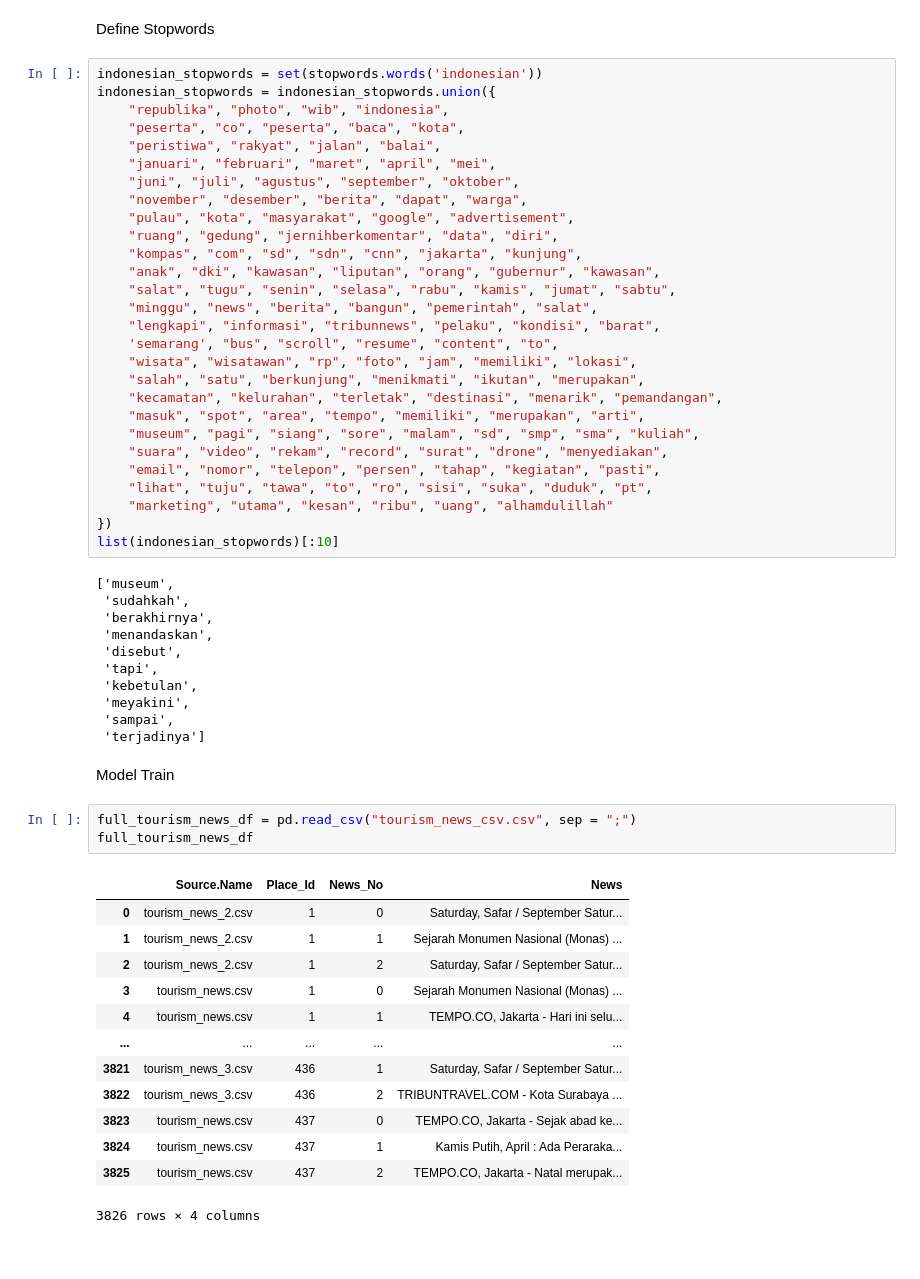
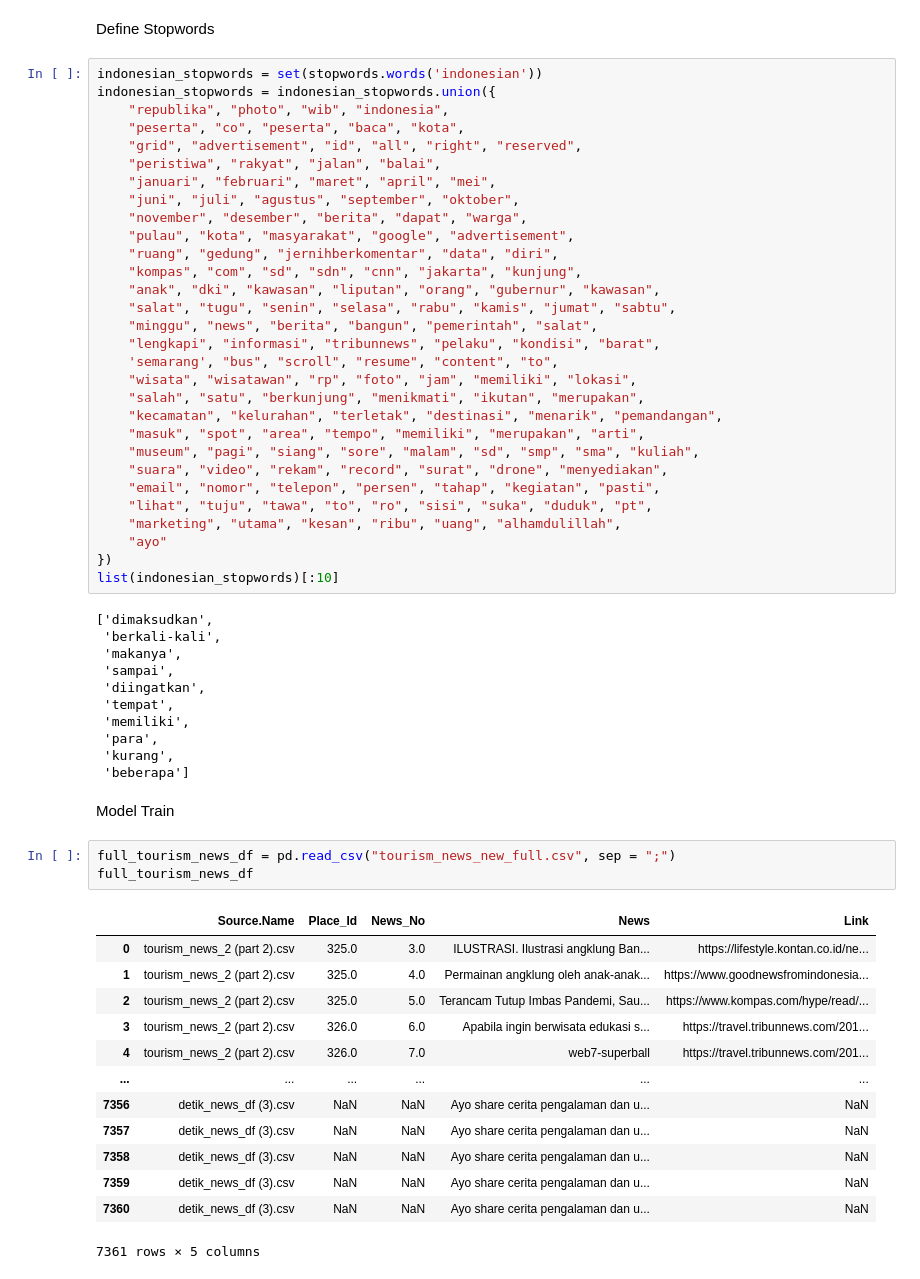
Before and after one commit to MaxZx3000/AI-Compfest-GigaPrime, a Jupyter notebook: artificial-intelligence/tourism_news_ai.ipynb, the cells around one changed output. Drawn from its saved outputs; the diff is of its cells as text.

Commit message:
Updated Tourism News AI Dataset Fetching.

```diff
--- a/artificial-intelligence/tourism_news_ai.ipynb
+++ b/artificial-intelligence/tourism_news_ai.ipynb
@@ -371,6 +425,7 @@ indonesian_stopwords = set(stopwords.words('indonesian'))
 indonesian_stopwords = indonesian_stopwords.union({
     "republika", "photo", "wib", "indonesia",
     "peserta", "co", "peserta", "baca", "kota",
+    "grid", "advertisement", "id", "all", "right", "reserved",
     "peristiwa", "rakyat", "jalan", "balai",
     "januari", "februari", "maret", "april", "mei",
     "juni", "juli", "agustus", "september", "oktober",
@@ -391,37 +446,38 @@ indonesian_stopwords = indonesian_stopwords.union({
     "suara", "video", "rekam", "record", "surat", "drone", "menyediakan",
     "email", "nomor", "telepon", "persen", "tahap", "kegiatan", "pasti",
     "lihat", "tuju", "tawa", "to", "ro", "sisi", "suka", "duduk", "pt",
-    "marketing", "utama", "kesan", "ribu", "uang", "alhamdulillah"
+    "marketing", "utama", "kesan", "ribu", "uang", "alhamdulillah",
+    "ayo"
 })
 list(indonesian_stopwords)[:10]
 # %% [output]
-['museum',
- 'sudahkah',
- 'berakhirnya',
- 'menandaskan',
- 'disebut',
- 'tapi',
- 'kebetulan',
- 'meyakini',
+['dimaksudkan',
+ 'berkali-kali',
+ 'makanya',
  'sampai',
- 'terjadinya']
+ 'diingatkan',
+ 'tempat',
+ 'memiliki',
+ 'para',
+ 'kurang',
+ 'beberapa']
 # %% [markdown]
 Model Train
 # %%
-full_tourism_news_df = pd.read_csv("tourism_news_csv.csv", sep = ";")
+full_tourism_news_df = pd.read_csv("tourism_news_new_full.csv", sep = ";")
 full_tourism_news_df
 # %% [output]
-|  | Source.Name | Place_Id | News_No | News |
-| 0 | tourism_news_2.csv | 1 | 0 | Saturday, Safar / September Satur... |
-| 1 | tourism_news_2.csv | 1 | 1 | Sejarah Monumen Nasional (Monas) ... |
-| 2 | tourism_news_2.csv | 1 | 2 | Saturday, Safar / September Satur... |
-| 3 | tourism_news.csv | 1 | 0 | Sejarah Monumen Nasional (Monas) ... |
-| 4 | tourism_news.csv | 1 | 1 | TEMPO.CO, Jakarta - Hari ini selu... |
-| ... | ... | ... | ... | ... |
-| 3821 | tourism_news_3.csv | 436 | 1 | Saturday, Safar / September Satur... |
-| 3822 | tourism_news_3.csv | 436 | 2 | TRIBUNTRAVEL.COM - Kota Surabaya ... |
-| 3823 | tourism_news.csv | 437 | 0 | TEMPO.CO, Jakarta - Sejak abad ke... |
-| 3824 | tourism_news.csv | 437 | 1 | Kamis Putih, April : Ada Peraraka... |
-| 3825 | tourism_news.csv | 437 | 2 | TEMPO.CO, Jakarta - Natal merupak... |
+|  | Source.Name | Place_Id | News_No | News | Link |
+| 0 | tourism_news_2 (part 2).csv | 325.0 | 3.0 | ILUSTRASI. Ilustrasi angklung Ban... | https://lifestyle.kontan.co.id/ne... |
+| 1 | tourism_news_2 (part 2).csv | 325.0 | 4.0 | Permainan angklung oleh anak-anak... | https://www.goodnewsfromindonesia... |
+| 2 | tourism_news_2 (part 2).csv | 325.0 | 5.0 | Terancam Tutup Imbas Pandemi, Sau... | https://www.kompas.com/hype/read/... |
+| 3 | tourism_news_2 (part 2).csv | 326.0 | 6.0 | Apabila ingin berwisata edukasi s... | https://travel.tribunnews.com/201... |
+| 4 | tourism_news_2 (part 2).csv | 326.0 | 7.0 | web7-superball | https://travel.tribunnews.com/201... |
+| ... | ... | ... | ... | ... | ... |
+| 7356 | detik_news_df (3).csv | NaN | NaN | Ayo share cerita pengalaman dan u... | NaN |
+| 7357 | detik_news_df (3).csv | NaN | NaN | Ayo share cerita pengalaman dan u... | NaN |
+| 7358 | detik_news_df (3).csv | NaN | NaN | Ayo share cerita pengalaman dan u... | NaN |
+| 7359 | detik_news_df (3).csv | NaN | NaN | Ayo share cerita pengalaman dan u... | NaN |
+| 7360 | detik_news_df (3).csv | NaN | NaN | Ayo share cerita pengalaman dan u... | NaN |
-3826 rows × 4 columns
+7361 rows × 5 columns
 # %%
```
Also changed, not shown: parts of 19 cells of this notebook.
